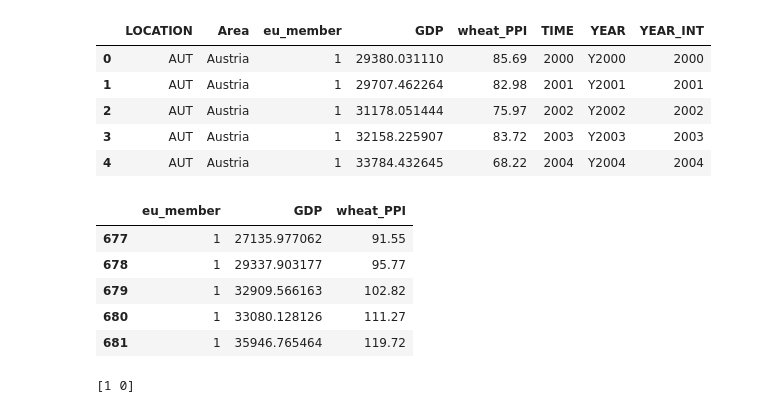
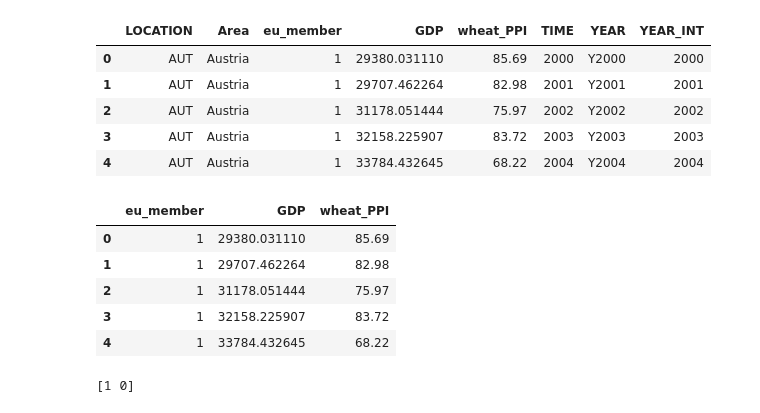
Before and after one commit to sba22218/MSc_GitHub_CA2, a Jupyter notebook: MM_Data_Explore_and_viz_postprocessed-Copy1.ipynb, the cells around one changed output. Cells and saved outputs as stored; diff of their text form; code cells hidden in the pictures.

```diff
--- a/MM_Data_Explore_and_viz_postprocessed-Copy1.ipynb
+++ b/MM_Data_Explore_and_viz_postprocessed-Copy1.ipynb
@@ -1604,12 +1638,12 @@ df_all_gdp_ppi_final.head()
 | 4 | AUT | Austria | 1 | 33784.432645 | 68.22 | 2004 | Y2004 | 2004 |
 # %%
 df_all_gdp_ppi_final_clean = df_all_gdp_ppi_final.drop(columns = ['LOCATION', 'Area', 'TIME', 'YEAR', 'YEAR_INT'])
-df_all_gdp_ppi_final_clean.tail()
+df_all_gdp_ppi_final_clean.head()
 # %% [output]
 |  | eu_member | GDP | wheat_PPI |
-| 677 | 1 | 27135.977062 | 91.55 |
-| 678 | 1 | 29337.903177 | 95.77 |
-| 679 | 1 | 32909.566163 | 102.82 |
-| 680 | 1 | 33080.128126 | 111.27 |
-| 681 | 1 | 35946.765464 | 119.72 |
+| 0 | 1 | 29380.031110 | 85.69 |
+| 1 | 1 | 29707.462264 | 82.98 |
+| 2 | 1 | 31178.051444 | 75.97 |
+| 3 | 1 | 32158.225907 | 83.72 |
+| 4 | 1 | 33784.432645 | 68.22 |
 # %%
```
Also changed, not shown: parts of 67 cells of this notebook, 1 other file.
